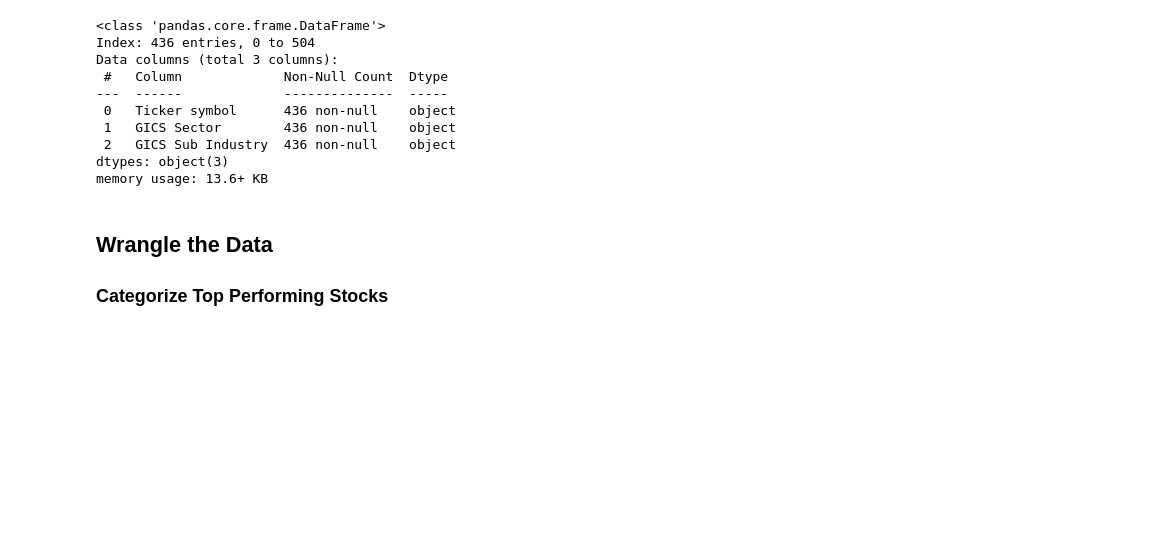
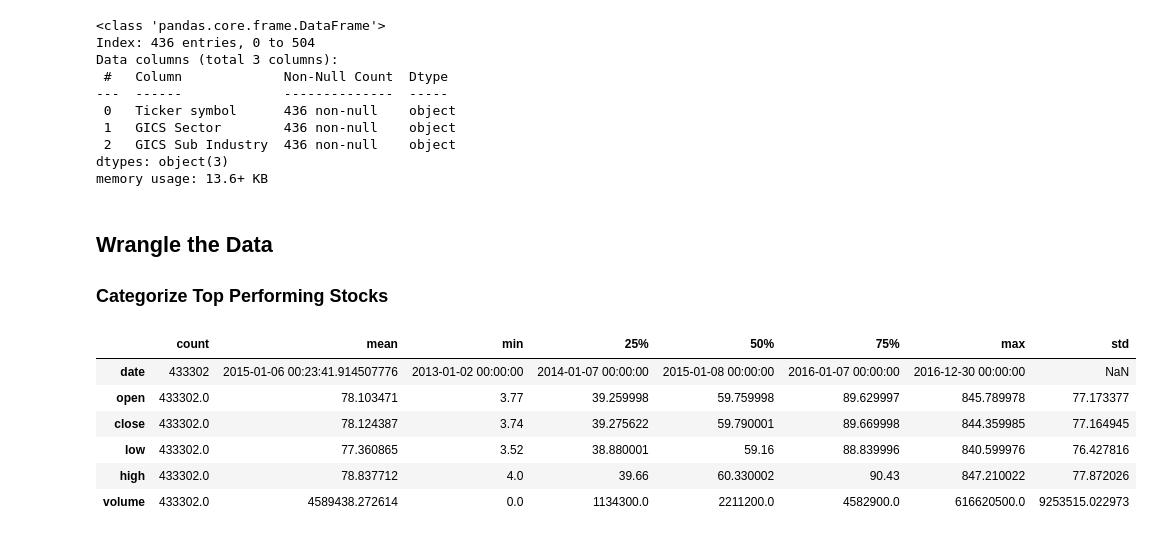
Before and after one commit to griffinschwab/NYSE-ML-Project, a Jupyter notebook: clean-and-wrangle-data.ipynb, the cells around one changed output. Saved outputs shown, nothing was run; the diff lists cells and outputs as text; code cells hidden in the pictures; blank space fills up the shorter version.

```diff
--- a/clean-and-wrangle-data.ipynb
+++ b/clean-and-wrangle-data.ipynb
@@ -29,7 +30,7 @@ dtypes: float64(1), object(1)
 memory usage: 15.7+ KB
 # %%
 # Remove empty rows
-close_2018_df = close_2018_df[close_2018_df['Ticker Symbol'].notna()]
+close_2018_df = close_2018_df[close_2018_df['Symbol'].notna()]
 close_2018_df.shape
 # %% [output]
 (501, 2)
@@ -124,8 +125,8 @@ price_df.describe().T
 | volume | 497186.0 | 4576383.987884 | 0.0 | 1134000.0 | 2223500.0 | 4581900.0 | 616620500.0 | 9137975.550856 |
 # %%
 # Remove all stocks that are not in 2018 data.
-tickers_2018 = close_2018_df['Ticker Symbol']
-price_df = price_df[price_df['symbol'].isin(tickers_2018)]
+symbols_2018 = close_2018_df['Symbol']
+price_df = price_df[price_df['symbol'].isin(symbols_2018)]
 price_df.shape
 # %% [output]
 (433302, 7)
@@ -321,3 +322,13 @@ memory usage: 13.6+ KB
 # %% [markdown]
 ## Wrangle the Data
 ### Categorize Top Performing Stocks
+# %%
+price_df.describe().T
+# %% [output]
+|  | count | mean | min | 25% | 50% | 75% | max | std |
+| date | 433302 | 2015-01-06 00:23:41.914507776 | 2013-01-02 00:00:00 | 2014-01-07 00:00:00 | 2015-01-08 00:00:00 | 2016-01-07 00:00:00 | 2016-12-30 00:00:00 | NaN |
+| open | 433302.0 | 78.103471 | 3.77 | 39.259998 | 59.759998 | 89.629997 | 845.789978 | 77.173377 |
+| close | 433302.0 | 78.124387 | 3.74 | 39.275622 | 59.790001 | 89.669998 | 844.359985 | 77.164945 |
+| low | 433302.0 | 77.360865 | 3.52 | 38.880001 | 59.16 | 88.839996 | 840.599976 | 76.427816 |
+| high | 433302.0 | 78.837712 | 4.0 | 39.66 | 60.330002 | 90.43 | 847.210022 | 77.872026 |
+| volume | 433302.0 | 4589438.272614 | 0.0 | 1134300.0 | 2211200.0 | 4582900.0 | 616620500.0 | 9253515.022973 |
```
Also changed, not shown: parts of 9 cells of this notebook, 2 other files.
